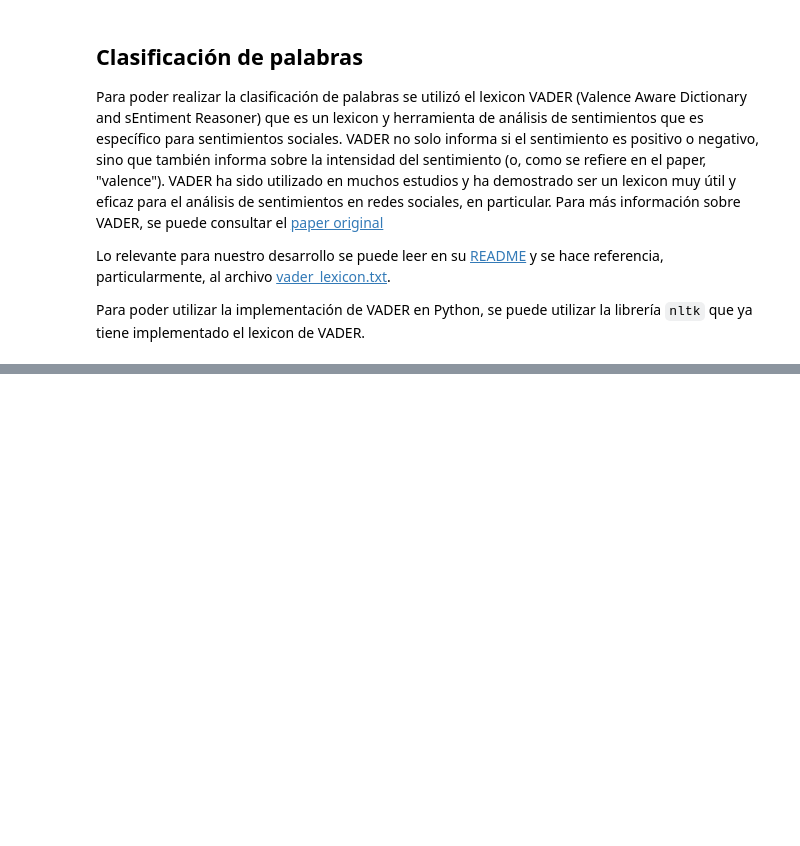
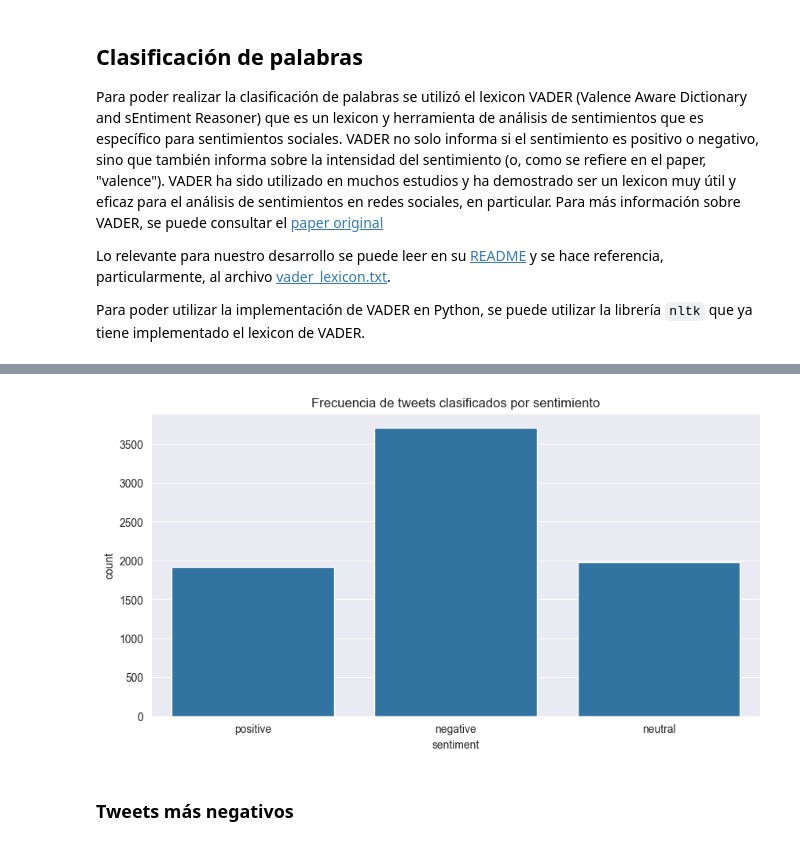
Before and after one commit to FranzCastillo/Sentiment-Analysis, a Jupyter notebook: src/ejercicio1.ipynb, the cells around one changed output, grey strips where cells are left out. Drawn from its saved outputs; the diff is of its cells as text; code cells hidden in the pictures; blank space fills up the shorter version.

Commit message:
Tweet Sentiment Classification

```diff
--- a/src/ejercicio1.ipynb
+++ b/src/ejercicio1.ipynb
@@ -186,0 +205,9 @@ def classify_tweet(text):
+# %%
+plt.figure(figsize=(10, 5))
+sns.countplot(data=df, x='sentiment')
+plt.title('Frecuencia de tweets clasificados por sentimiento')
+plt.show()
+# %% [output]
+[figure, added]
+# %% [markdown]
+### Tweets más negativos
```
Also changed, not shown: parts of 17 cells of this notebook.
